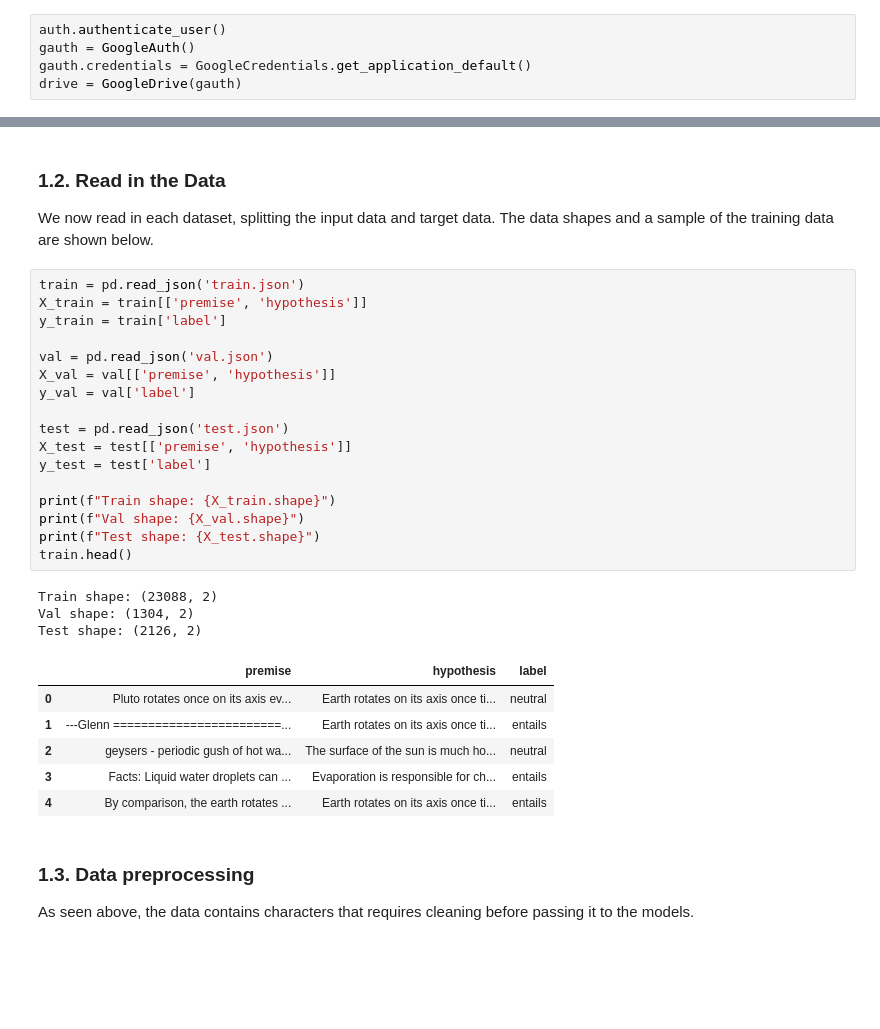
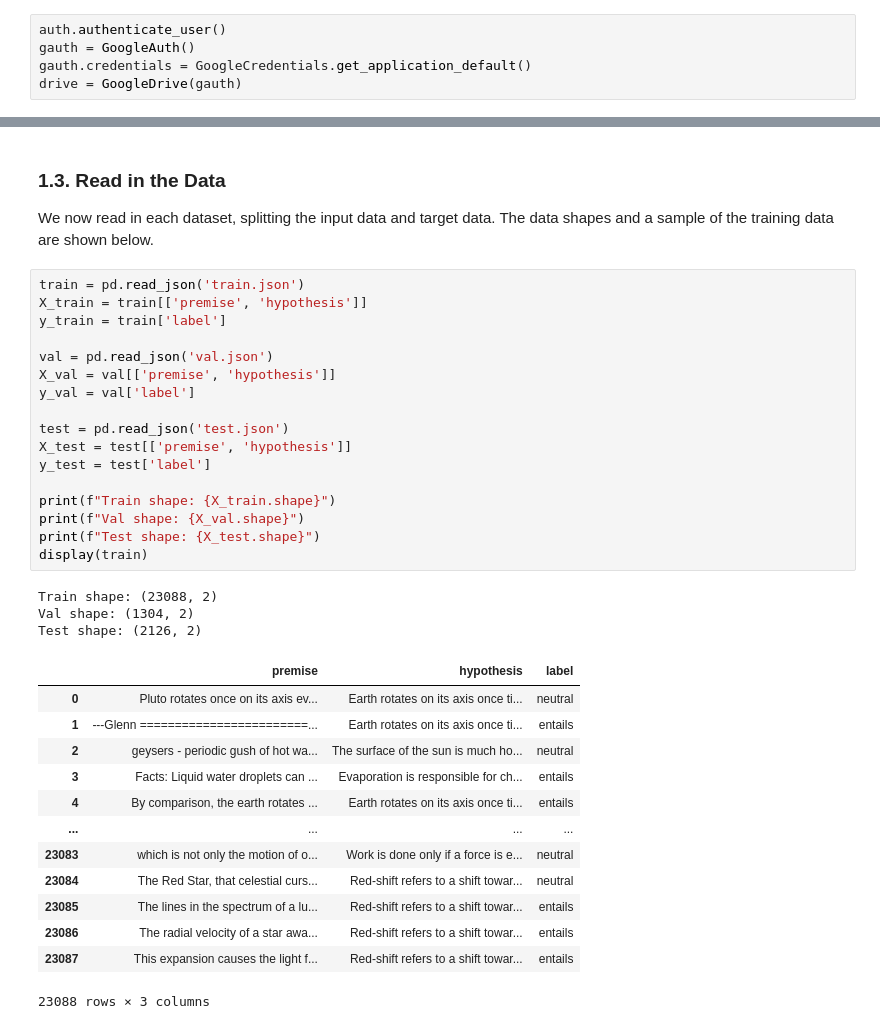
Before and after one commit to MahitGtg/nlp-project, a Jupyter notebook: read_data.ipynb, the cells around one changed output, grey strips where cells are left out. Drawn from its saved outputs; the diff is of its cells as text; blank space fills up the shorter version.

Commit message:
Finished initial data preprocessing pipeline.

```diff
--- a/read_data.ipynb
+++ b/read_data.ipynb
@@ -41,33 +60,37 @@ test_file.GetContentFile('test.json')
 # %% [markdown]
-### 1.2. Read in the Data
+### 1.3. Read in the Data
 We now read in each dataset, splitting the input data and target data. The data shapes and a sample of the training data are shown below.
 # %%
 train = pd.read_json('train.json')
 X_train = train[['premise', 'hypothesis']]
 y_train = train['label']
 
 val = pd.read_json('val.json')
 X_val = val[['premise', 'hypothesis']]
 y_val = val['label']
 
 test = pd.read_json('test.json')
 X_test = test[['premise', 'hypothesis']]
 y_test = test['label']
 
 print(f"Train shape: {X_train.shape}")
 print(f"Val shape: {X_val.shape}")
 print(f"Test shape: {X_test.shape}")
-train.head()
+display(train)
 # %% [output]
 Train shape: (23088, 2)
 Val shape: (1304, 2)
 Test shape: (2126, 2)
 |  | premise | hypothesis | label |
 | 0 | Pluto rotates once on its axis ev... | Earth rotates on its axis once ti... | neutral |
 | 1 | ---Glenn ========================... | Earth rotates on its axis once ti... | entails |
 | 2 | geysers - periodic gush of hot wa... | The surface of the sun is much ho... | neutral |
 | 3 | Facts: Liquid water droplets can ... | Evaporation is responsible for ch... | entails |
 | 4 | By comparison, the earth rotates ... | Earth rotates on its axis once ti... | entails |
+| ... | ... | ... | ... |
+| 23083 | which is not only the motion of o... | Work is done only if a force is e... | neutral |
+| 23084 | The Red Star, that celestial curs... | Red-shift refers to a shift towar... | neutral |
+| 23085 | The lines in the spectrum of a lu... | Red-shift refers to a shift towar... | entails |
+| 23086 | The radial velocity of a star awa... | Red-shift refers to a shift towar... | entails |
+| 23087 | This expansion causes the light f... | Red-shift refers to a shift towar... | entails |
+23088 rows × 3 columns
-# %% [markdown]
-### 1.3. Data preprocessing
-As seen above, the data contains characters that requires cleaning before passing it to the models.
```
Also changed, not shown: parts of 24 cells of this notebook, 1 other file.
